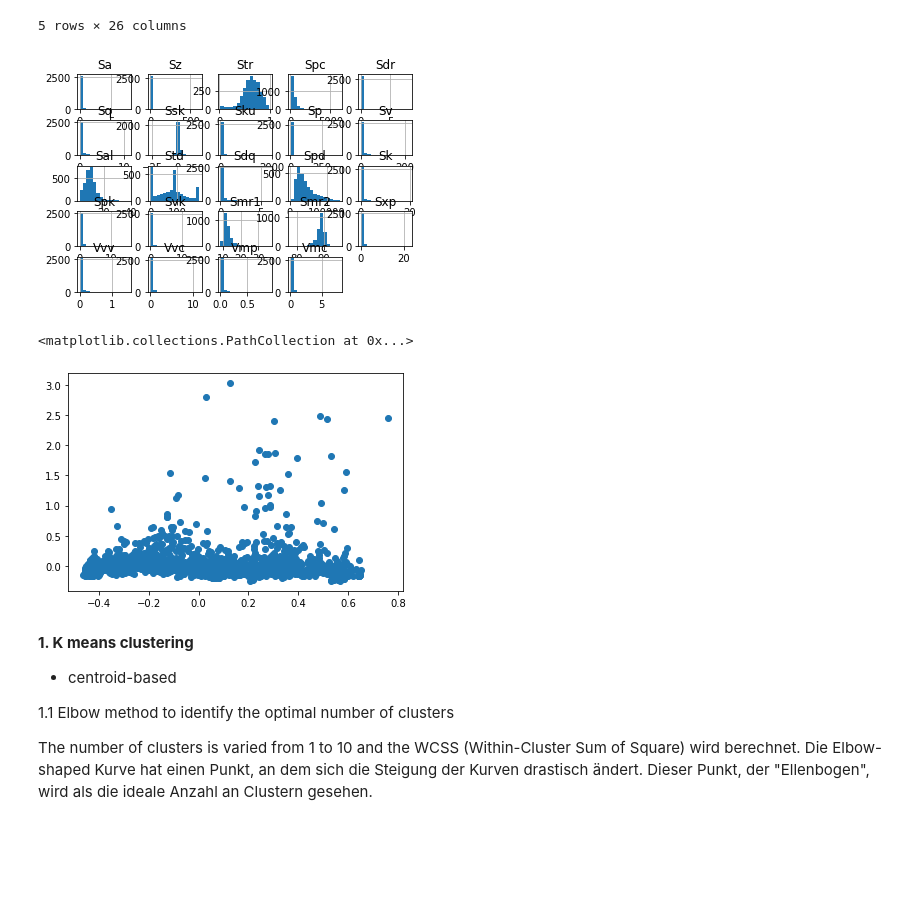
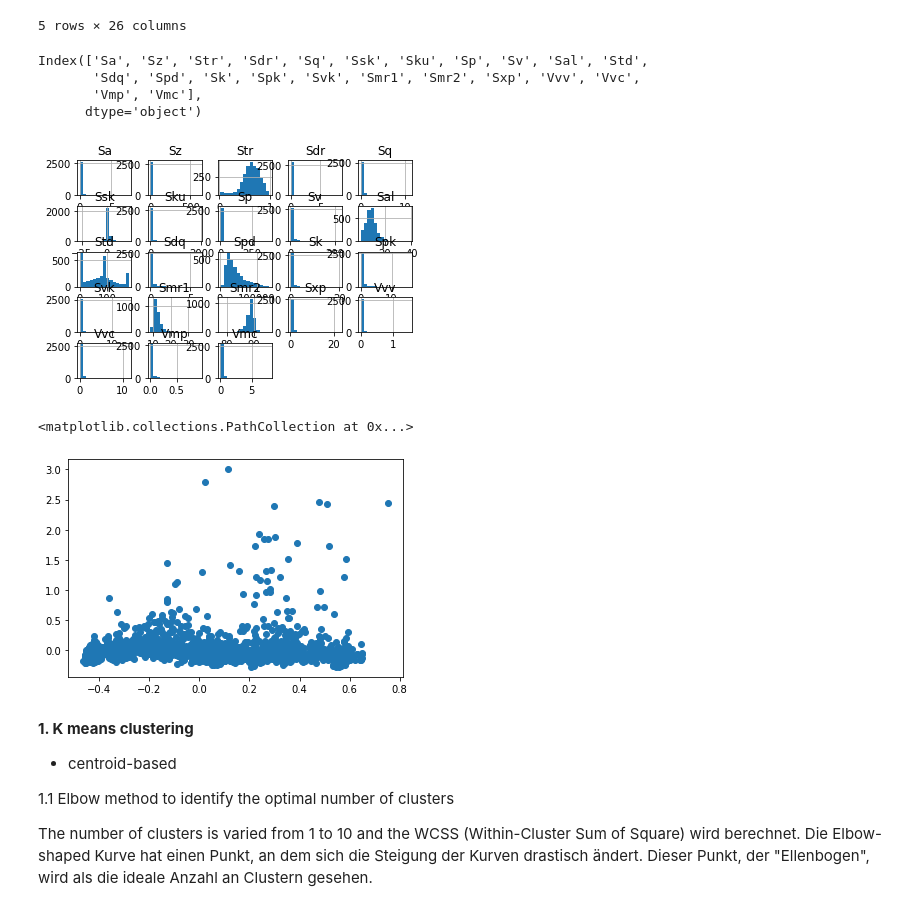
Before and after one commit to CarolinRi/CorneaAI, a Jupyter notebook: Clustering_V1.ipynb, the cells around one changed output. Drawn from its saved outputs; the diff is of its cells as text; code cells hidden in the pictures; blank space fills up the shorter version.

```diff
--- a/Clustering_V1.ipynb
+++ b/Clustering_V1.ipynb
@@ -56,22 +56,27 @@ data.head()
 5 rows × 26 columns
 # %%
 # defining and scaling evidence and defining labels
-to_drop = ['name', 'Area size']
-evidence = data.drop(columns = to_drop)
+# to_drop = ['name', 'Area size', 'Spc', 'Spd']
+# evidence = data.drop(columns = to_drop)
+# print(evidence.columns)
 
 # to_keep = ['Str', 'Ssk', 'Sku', 'Sal', 'Std', 'Smr1', 'Smr2', 'Sq', 'Sdr']
 # evidence = data[to_keep]
 
 evidence.hist(bins=15)
 evidence = evidence.values.tolist()
 
 scaler = MinMaxScaler()
 evidence = scaler.fit_transform(evidence)
 
 labels = data['name']
 labels = labels.values.tolist()
 # %% [output]
+Index(['Sa', 'Sz', 'Str', 'Sdr', 'Sq', 'Ssk', 'Sku', 'Sp', 'Sv', 'Sal', 'Std',
+       'Sdq', 'Spd', 'Sk', 'Spk', 'Svk', 'Smr1', 'Smr2', 'Sxp', 'Vvv', 'Vvc',
+       'Vmp', 'Vmc'],
+      dtype='object')
-[figure, old version]
+[figure, new version]
 # %%
 # principal component analysis
 
@@ -80,7 +85,7 @@ transformed = pd.DataFrame(pca.fit_transform(evidence.copy()))
 plt.scatter(transformed[:][0],transformed[:][1])
 # %% [output]
 <matplotlib.collections.PathCollection at 0x...>
-[figure, old version]
+[figure, new version]
 # %% [markdown]
 **1. K means clustering**
 
```
Also changed, not shown: parts of 4 cells of this notebook.
